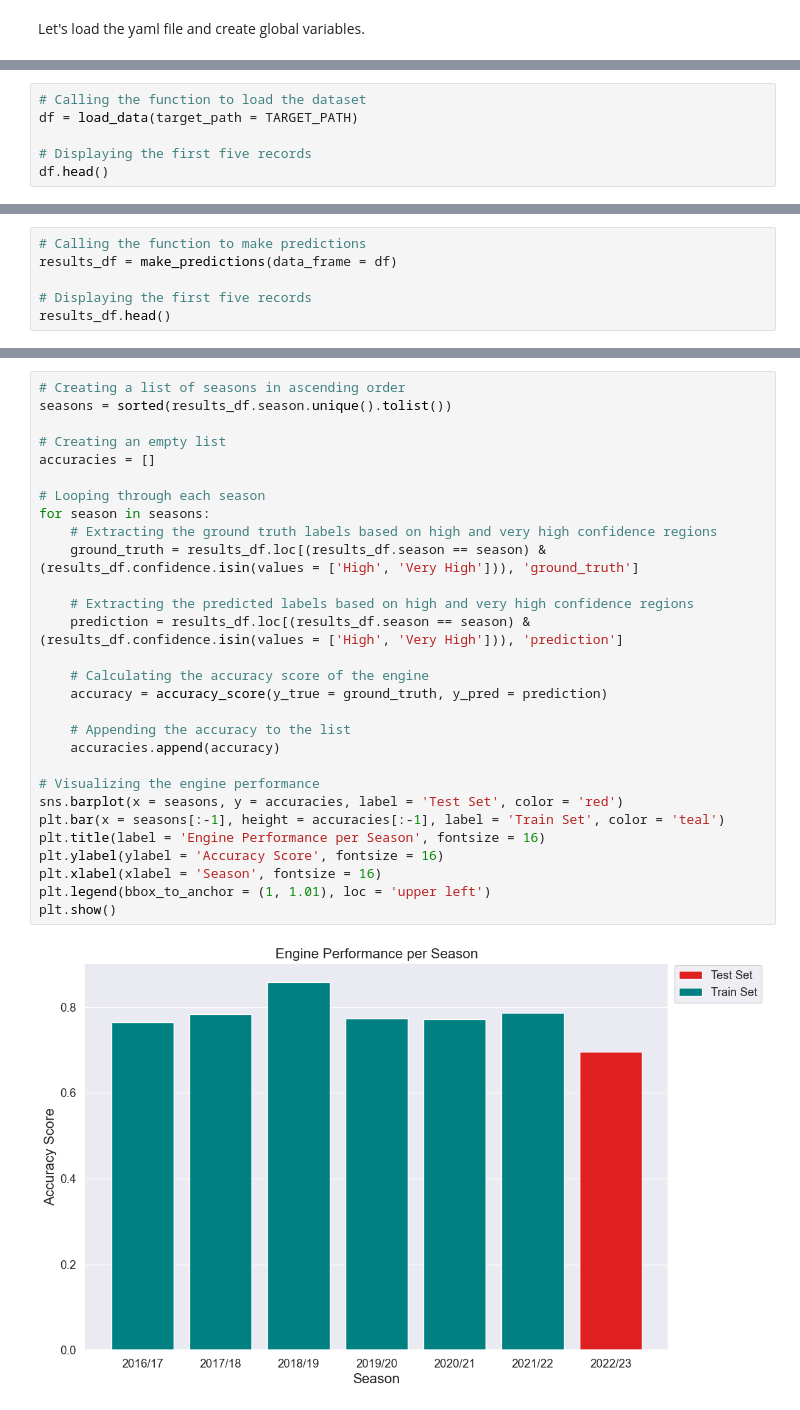
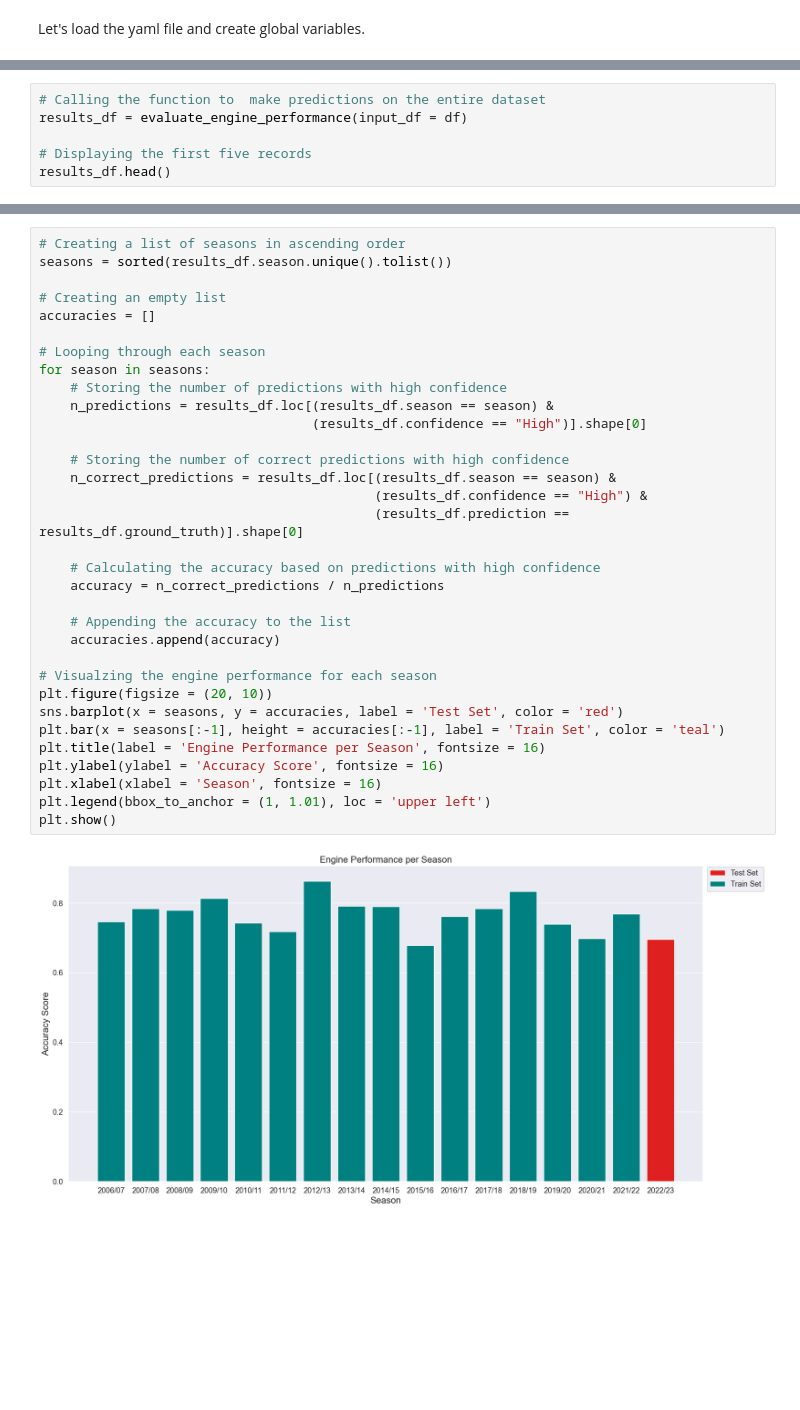
Before and after one commit to Theynalzada/epl_engine, a Jupyter notebook: Notebooks/Engine Evaluation.ipynb, the cells around one changed output, grey strips where cells are left out. Saved outputs shown, nothing was run; the diff lists cells and outputs as text; blank space fills up the shorter version.

```diff
--- a/Notebooks/Engine Evaluation.ipynb
+++ b/Notebooks/Engine Evaluation.ipynb
@@ -246,7 +63,7 @@ Let's load the data, add feature indicators, and create training data for each m
 # %%
-# Calling the function to load the dataset
-df = load_data(target_path = TARGET_PATH)
+# Calling the function to  make predictions on the entire dataset
+results_df = evaluate_engine_performance(input_df = df)
 
 # Displaying the first five records
-df.head()
+results_df.head()
 # %% [output]
@@ -369,6 +75,0 @@ def make_predictions(data_frame = None, use_shadow_models = False):
-# %%
-# Calling the function to make predictions
-results_df = make_predictions(data_frame = df)
-
-# Displaying the first five records
-results_df.head()
@@ -382,31 +78,35 @@ results_df.head()
 # %%
 # Creating a list of seasons in ascending order
 seasons = sorted(results_df.season.unique().tolist())
 
 # Creating an empty list
 accuracies = []
 
 # Looping through each season
 for season in seasons:
-    # Extracting the ground truth labels based on high and very high confidence regions
-    ground_truth = results_df.loc[(results_df.season == season) & (results_df.confidence.isin(values = ['High', 'Very High'])), 'ground_truth']
+    # Storing the number of predictions with high confidence
+    n_predictions = results_df.loc[(results_df.season == season) &
+                                   (results_df.confidence == "High")].shape[0]
 
-    # Extracting the predicted labels based on high and very high confidence regions
-    prediction = results_df.loc[(results_df.season == season) & (results_df.confidence.isin(values = ['High', 'Very High'])), 'prediction']
+    # Storing the number of correct predictions with high confidence
+    n_correct_predictions = results_df.loc[(results_df.season == season) &
+                                           (results_df.confidence == "High") &
+                                           (results_df.prediction == results_df.ground_truth)].shape[0]
 
-    # Calculating the accuracy score of the engine
-    accuracy = accuracy_score(y_true = ground_truth, y_pred = prediction)
+    # Calculating the accuracy based on predictions with high confidence
+    accuracy = n_correct_predictions / n_predictions
 
     # Appending the accuracy to the list
     accuracies.append(accuracy)
 
-# Visualizing the engine performance
+# Visualzing the engine performance for each season
+plt.figure(figsize = (20, 10))
 sns.barplot(x = seasons, y = accuracies, label = 'Test Set', color = 'red')
 plt.bar(x = seasons[:-1], height = accuracies[:-1], label = 'Train Set', color = 'teal')
 plt.title(label = 'Engine Performance per Season', fontsize = 16)
 plt.ylabel(ylabel = 'Accuracy Score', fontsize = 16)
 plt.xlabel(xlabel = 'Season', fontsize = 16)
 plt.legend(bbox_to_anchor = (1, 1.01), loc = 'upper left')
 plt.show()
 # %% [output]
-[figure, old version]
+[figure, new version]
```
Also changed, not shown: parts of 30 cells of this notebook, 17 other files.
